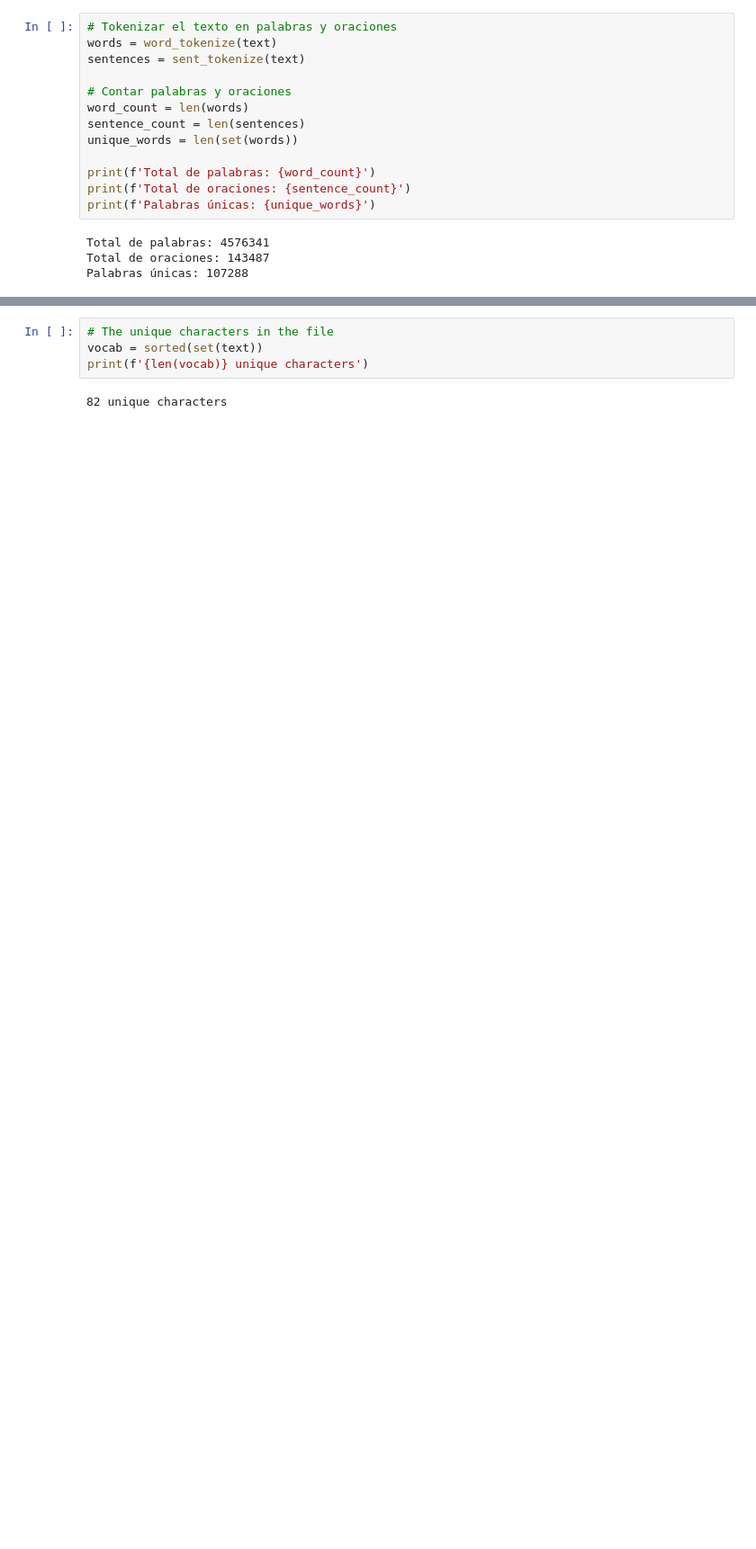
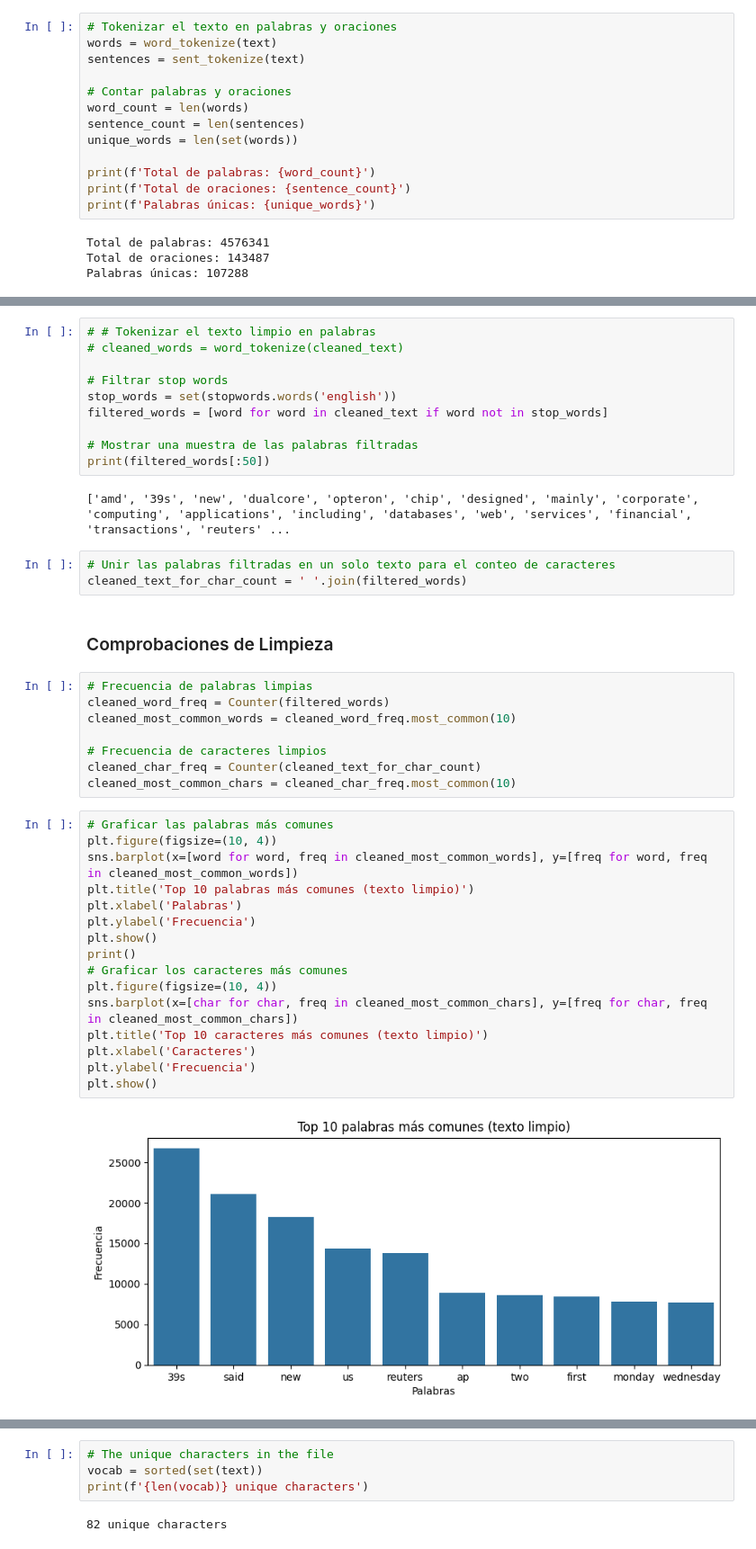
Before and after one commit to MiguelMussi/AAII_TP2, a Jupyter notebook: Problema_2.ipynb, the cells around one changed output, grey strips where cells are left out. Shown: that part at 90% size. Saved outputs shown, nothing was run; the diff lists cells and outputs as text; blank space fills up the shorter version.

```diff
--- a/Problema_2.ipynb
+++ b/Problema_2.ipynb
@@ -205,0 +314,43 @@ Length of text: 24798143 characters
+# %%
+# # Tokenizar el texto limpio en palabras
+# cleaned_words = word_tokenize(cleaned_text)
+
+# Filtrar stop words
+stop_words = set(stopwords.words('english'))
+filtered_words = [word for word in cleaned_text if word not in stop_words]
+
+# Mostrar una muestra de las palabras filtradas
+print(filtered_words[:50])
+# %% [output]
+['amd', '39s', 'new', 'dualcore', 'opteron', 'chip', 'designed', 'mainly', 'corporate', 'computing', 'applications', 'including', 'databases', 'web', 'services', 'financial', 'transactions', 'reuters' ...
+# %%
+# Unir las palabras filtradas en un solo texto para el conteo de caracteres
+cleaned_text_for_char_count = ' '.join(filtered_words)
+# %% [markdown]
+### Comprobaciones de Limpieza
+# %%
+# Frecuencia de palabras limpias
+cleaned_word_freq = Counter(filtered_words)
+cleaned_most_common_words = cleaned_word_freq.most_common(10)
+
+# Frecuencia de caracteres limpios
+cleaned_char_freq = Counter(cleaned_text_for_char_count)
+cleaned_most_common_chars = cleaned_char_freq.most_common(10)
+# %%
+# Graficar las palabras más comunes
+plt.figure(figsize=(10, 4))
+sns.barplot(x=[word for word, freq in cleaned_most_common_words], y=[freq for word, freq in cleaned_most_common_words])
+plt.title('Top 10 palabras más comunes (texto limpio)')
+plt.xlabel('Palabras')
+plt.ylabel('Frecuencia')
+plt.show()
+print()
+# Graficar los caracteres más comunes
+plt.figure(figsize=(10, 4))
+sns.barplot(x=[char for char, freq in cleaned_most_common_chars], y=[freq for char, freq in cleaned_most_common_chars])
+plt.title('Top 10 caracteres más comunes (texto limpio)')
+plt.xlabel('Caracteres')
+plt.ylabel('Frecuencia')
+plt.show()
+# %% [output]
+[figure, added]
```
Also changed, not shown: parts of 63 cells of this notebook.
